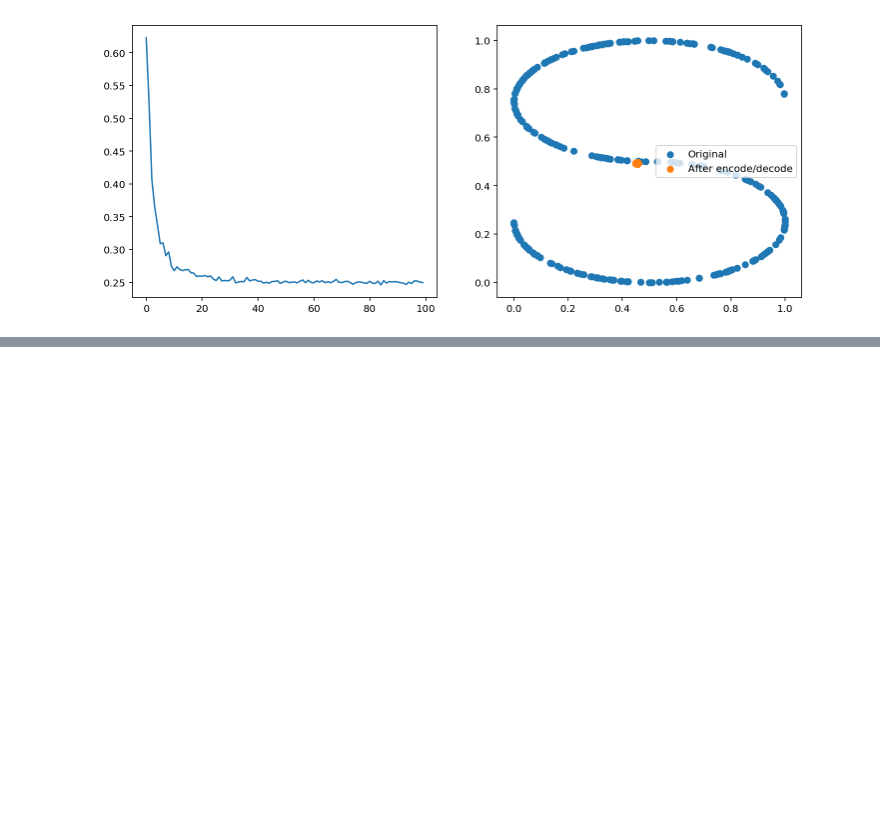
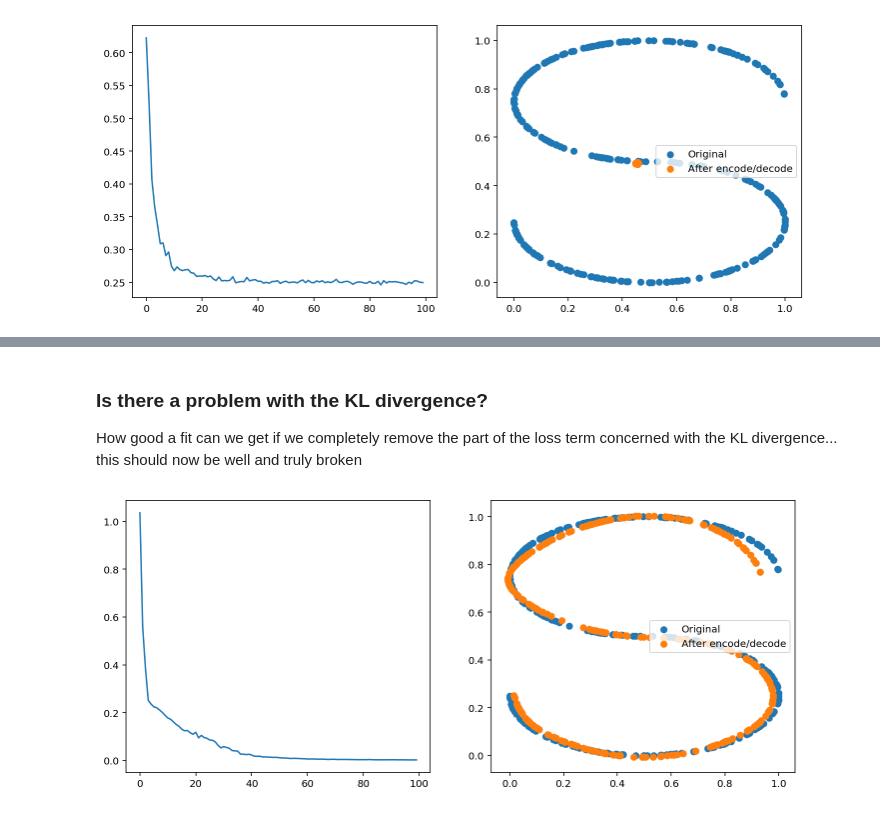
Before and after one commit to tpgillam/notebooks, a Jupyter notebook: manifold_variational_autoencoders.ipynb, the cells around one changed output, grey strips where cells are left out. Saved outputs shown, nothing was run; the diff lists cells and outputs as text; code cells hidden in the pictures; blank space fills up the shorter version.

```diff
--- a/manifold_variational_autoencoders.ipynb
+++ b/manifold_variational_autoencoders.ipynb
@@ -460,0 +469,19 @@ _plot_encode_decode_summary(encoder, decoder, history)
+# %% [markdown]
+### Is there a problem with the KL divergence?
+How good a fit can we get if we completely remove the part of the loss term concerned with the KL divergence... this should now be well and truly broken
+# %%
+class HackyVariationalLayer(MSEVariationalLayer):
+
+    def _vae_loss(self, x, x_decoded_mean, z_mean, z_log_var):
+        ''' Hack to disable the KL term '''
+        model_loss = self.model_nll(x, x_decoded_mean)
+#         kl_loss = -0.5 * K.sum(1 + z_log_var - K.square(z_mean) - K.exp(z_log_var), axis=-1)
+        return K.mean(model_loss)
+
+vae, encoder, decoder = make_vae(X.shape[1], dim_latent=2, n_layers=2, dim_intermediate=20,
+                                 cls_vae=HackyVariationalLayer, activation='tanh', decoder_activation=None,
+                                 dropout=None)
+history = _fit_model(vae, epochs=100, verbose=0, batch_size=32)
+_plot_encode_decode_summary(encoder, decoder, history)
+# %% [output]
+[figure, added]
```
Also changed, not shown: parts of 6 cells of this notebook.
